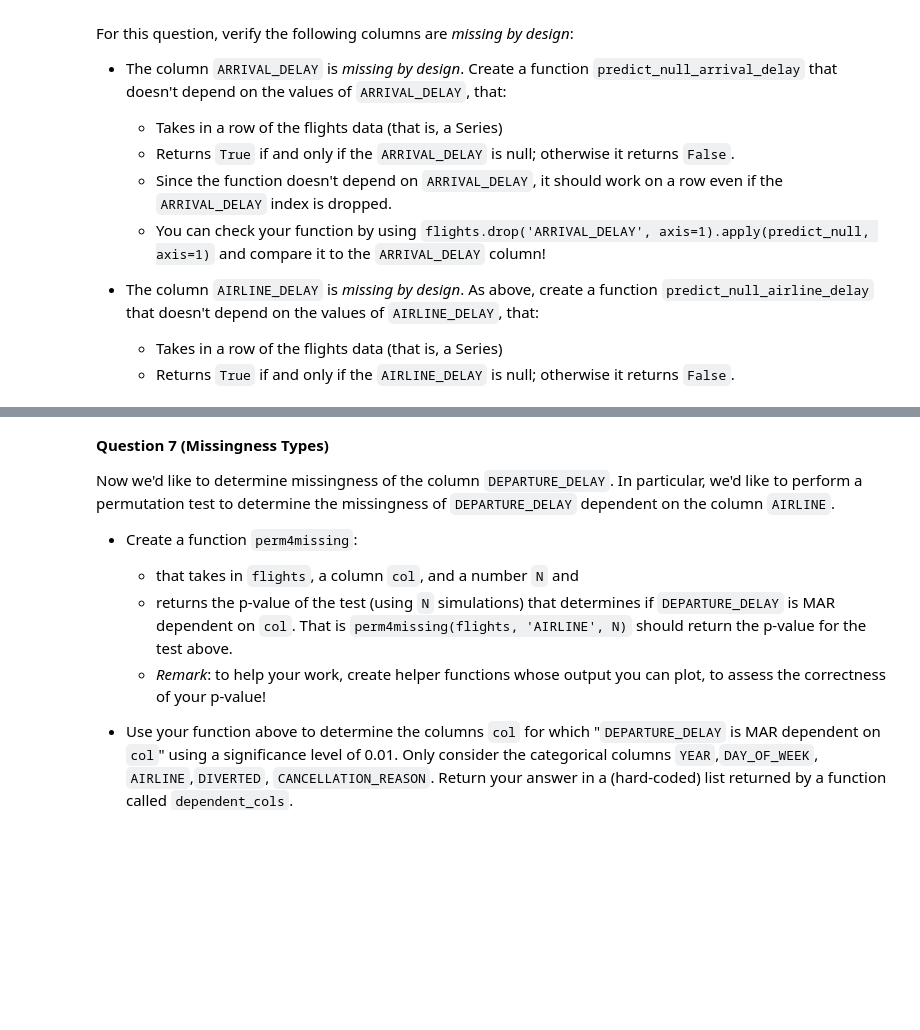
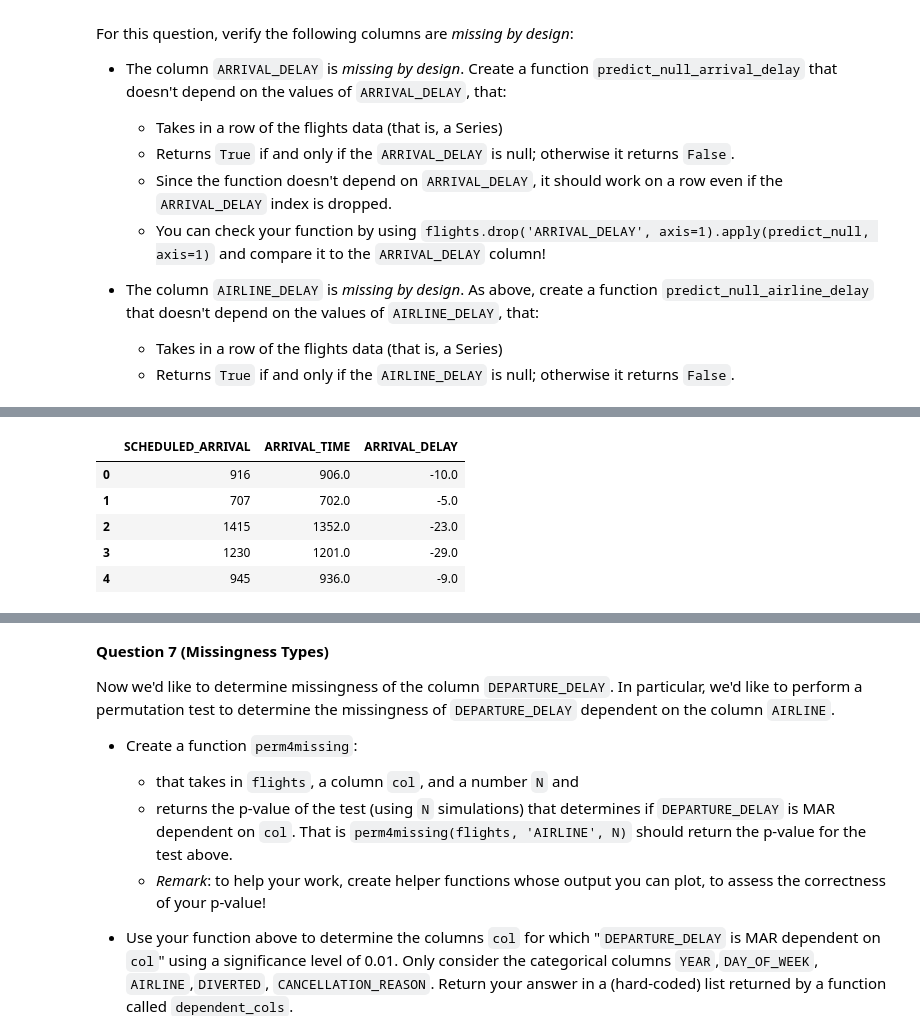
Before and after one commit to zhg061/dsc80-project-2, a Jupyter notebook: project02.ipynb, the cells around one changed output, grey strips where cells are left out. Cells and saved outputs as stored; diff of their text form; code cells hidden in the pictures; blank space fills up the shorter version.

```diff
--- a/project02.ipynb
+++ b/project02.ipynb
@@ -581,0 +610,9 @@ For this question, verify the following columns are *missing by design*:
+# %%
+flights[['SCHEDULED_ARRIVAL', 'ARRIVAL_TIME', 'ARRIVAL_DELAY']].head()
+# %% [output]
+|  | SCHEDULED_ARRIVAL | ARRIVAL_TIME | ARRIVAL_DELAY |
+| 0 | 916 | 906.0 | -10.0 |
+| 1 | 707 | 702.0 | -5.0 |
+| 2 | 1415 | 1352.0 | -23.0 |
+| 3 | 1230 | 1201.0 | -29.0 |
+| 4 | 945 | 936.0 | -9.0 |
```
Also changed, not shown: parts of 22 cells of this notebook, 1 other file.
